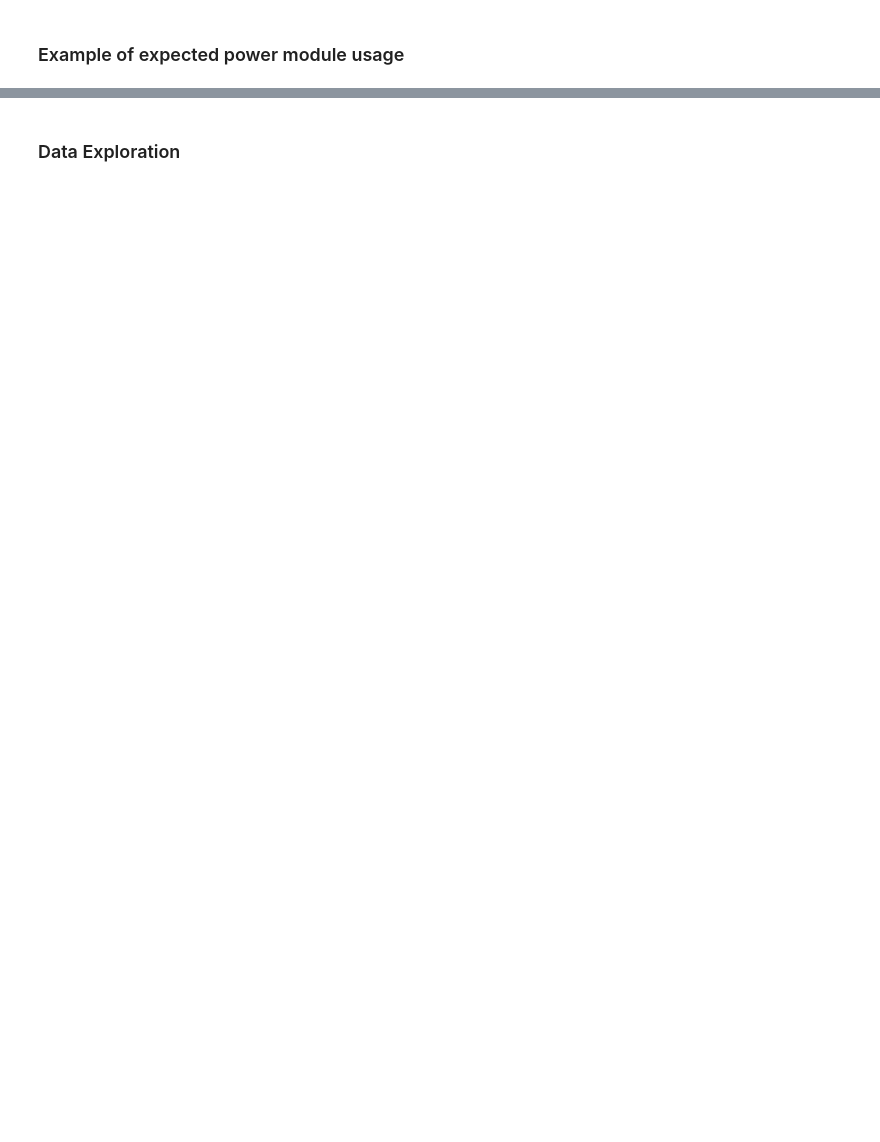
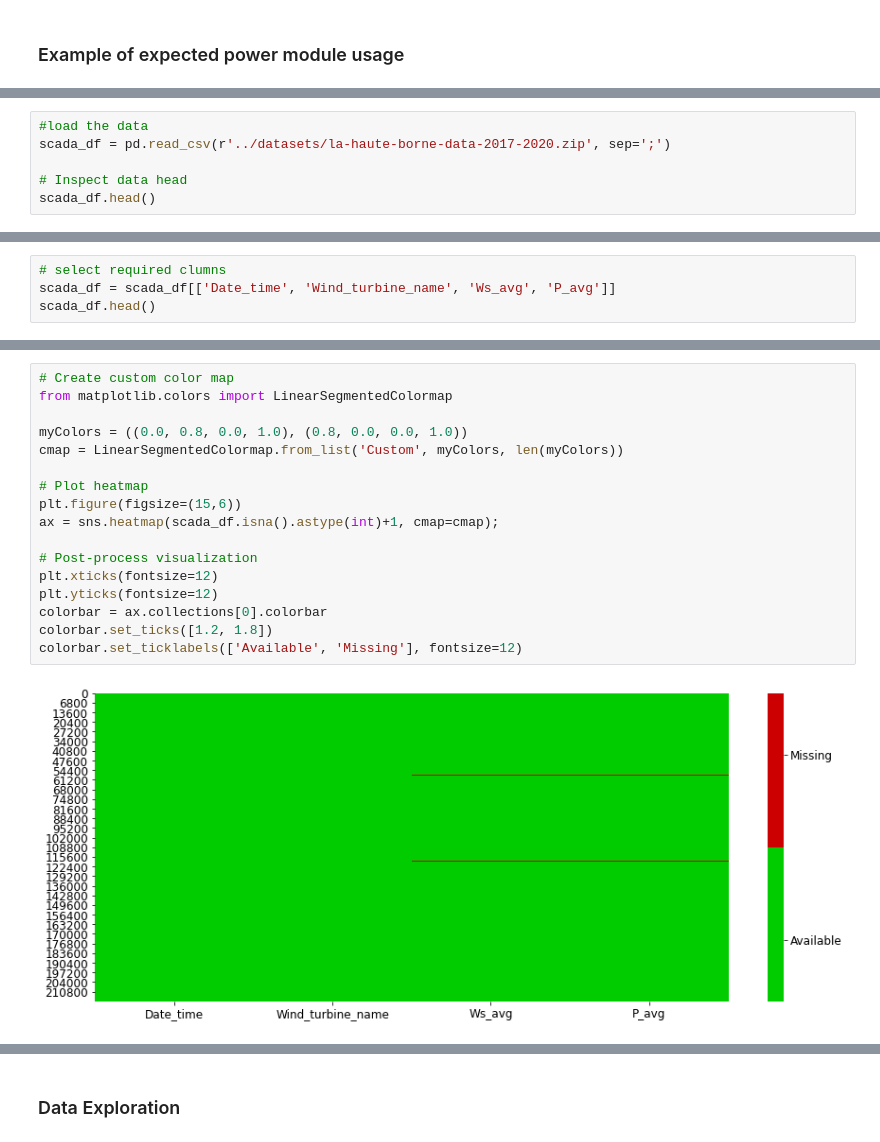
Before and after one commit to abbey2017/wind-energy-analytics, a Jupyter notebook: examples/expected_power_estimation/expected_power.ipynb, the cells around one changed output, grey strips where cells are left out. Saved outputs shown, nothing was run; the diff lists cells and outputs as text; blank space fills up the shorter version.

```diff
--- a/examples/expected_power_estimation/expected_power.ipynb
+++ b/examples/expected_power_estimation/expected_power.ipynb
@@ -23,0 +12,6 @@ test_df = pd.read_csv(r'../datasets/test_data.zip')
+# %%
+#load the data
+scada_df = pd.read_csv(r'../datasets/la-haute-borne-data-2017-2020.zip', sep=';')
+
+# Inspect data head
+scada_df.head()
@@ -23,0 +99,4 @@ test_df = pd.read_csv(r'../datasets/test_data.zip')
+# %%
+# select required clumns
+scada_df = scada_df[['Date_time', 'Wind_turbine_name', 'Ws_avg', 'P_avg']]
+scada_df.head()
@@ -23,0 +110,19 @@ test_df = pd.read_csv(r'../datasets/test_data.zip')
+# %%
+# Create custom color map
+from matplotlib.colors import LinearSegmentedColormap
+
+myColors = ((0.0, 0.8, 0.0, 1.0), (0.8, 0.0, 0.0, 1.0))
+cmap = LinearSegmentedColormap.from_list('Custom', myColors, len(myColors))
+
+# Plot heatmap
+plt.figure(figsize=(15,6))
+ax = sns.heatmap(scada_df.isna().astype(int)+1, cmap=cmap);
+
+# Post-process visualization
+plt.xticks(fontsize=12)
+plt.yticks(fontsize=12)
+colorbar = ax.collections[0].colorbar
+colorbar.set_ticks([1.2, 1.8])
+colorbar.set_ticklabels(['Available', 'Missing'], fontsize=12)
+# %% [output]
+[figure, added]
```
Also changed, not shown: parts of 48 cells of this notebook, 1 other file.
